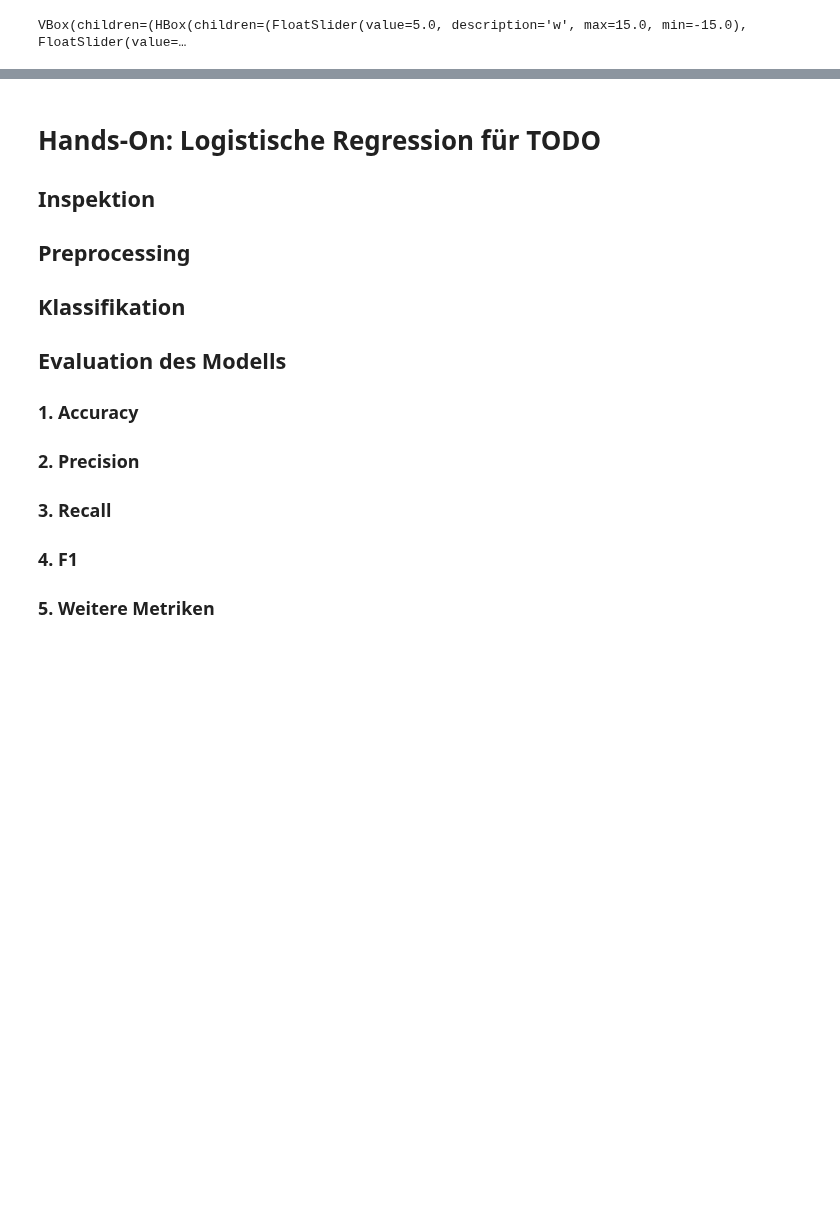
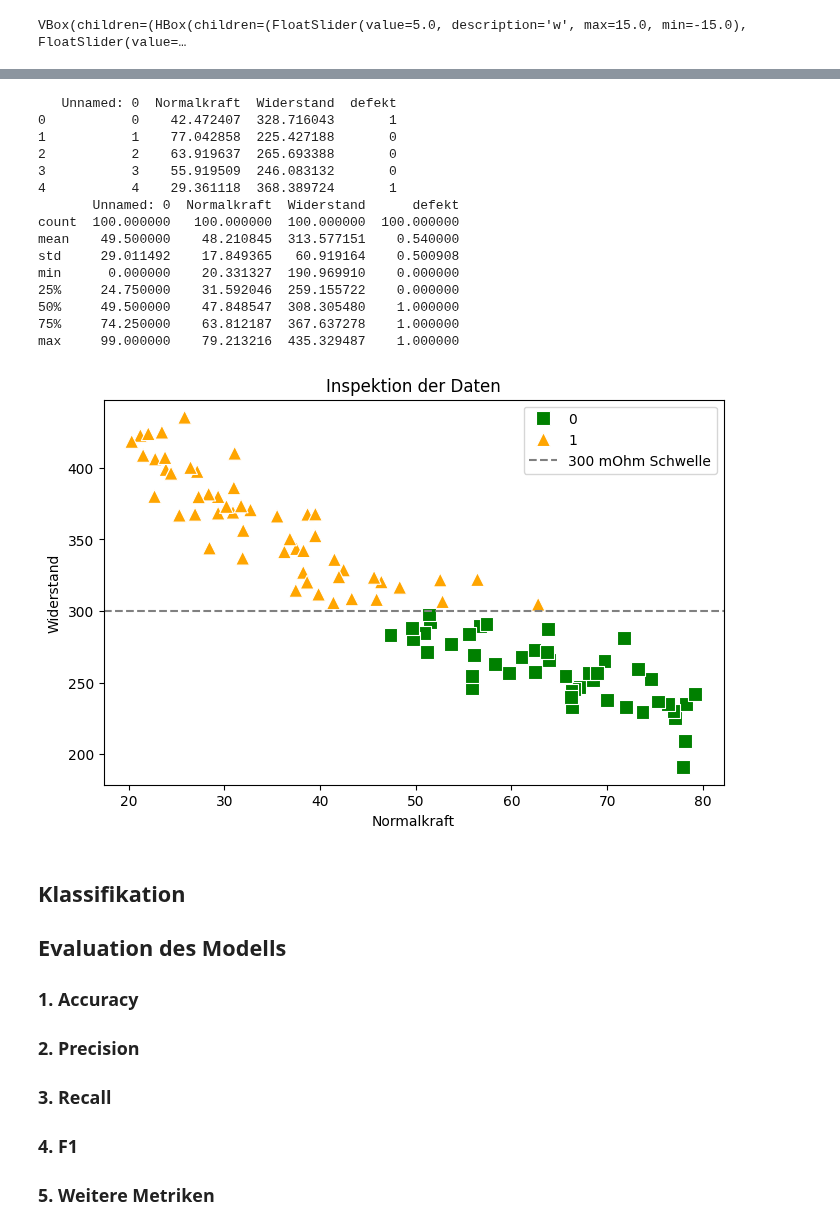
Before and after one commit to wolfromanlist/MLForEngineers, a Jupyter notebook: Notebooks/3.1-Supervised Learning 2.ipynb, the cells around one changed output, grey strips where cells are left out. Saved outputs shown, nothing was run; the diff lists cells and outputs as text; code cells hidden in the pictures; blank space fills up the shorter version.

```diff
--- a/Notebooks/3.1-Supervised Learning 2.ipynb
+++ b/Notebooks/3.1-Supervised Learning 2.ipynb
@@ -308,10 +314,62 @@ VBox(children=(HBox(children=(FloatSlider(value=5.0, description='w', max=15.0,
+# %%
+import seaborn as sns
+
+df = data.copy()
+
+labels = (df['Widerstand'] > 300).astype(int)
+df['defekt'] = labels
+
+# Vorschau auf die Daten
+print(df.head())
+
+# Statistische Zusammenfassung
+print(df.describe())
+
+# Klassenverteilung
+df["defekt"].value_counts(normalize=True)
+
+# Streudiagramm farblich nach Klasse
+plt.figure(figsize=(8, 5))
+sns.scatterplot(data=df, x="Normalkraft", y="Widerstand",
+                hue="defekt", palette={0: "green", 1: "orange"},
+                style="defekt", markers={0: "s", 1: "^"}, s=100)
+plt.axhline(300, color="gray", linestyle="--", label="300 mOhm Schwelle")
+plt.title("Inspektion der Daten")
+plt.legend()
+plt.show()
+
+from sklearn.model_selection import train_test_split
+from sklearn.preprocessing import StandardScaler
+
+# Feature und Ziel definieren
+X = df[["Normalkraft"]].values
+y = df["defekt"].values
+
+# Train-Test-Split
+X_train, X_test, y_train, y_test = train_test_split(X, y, test_size=0.2, random_state=0)
+
+# Skalierung
+scaler = StandardScaler()
+X_train_scaled = scaler.fit_transform(X_train)
+X_test_scaled = scaler.transform(X_test)
+# %% [output]
+   Unnamed: 0  Normalkraft  Widerstand  defekt
+0           0    42.472407  328.716043       1
+1           1    77.042858  225.427188       0
+2           2    63.919637  265.693388       0
+3           3    55.919509  246.083132       0
+4           4    29.361118  368.389724       1
+       Unnamed: 0  Normalkraft  Widerstand      defekt
+count  100.000000   100.000000  100.000000  100.000000
+mean    49.500000    48.210845  313.577151    0.540000
+std     29.011492    17.849365   60.919164    0.500908
+min      0.000000    20.331327  190.969910    0.000000
+25%     24.750000    31.592046  259.155722    0.000000
+50%     49.500000    47.848547  308.305480    1.000000
+75%     74.250000    63.812187  367.637278    1.000000
+max     99.000000    79.213216  435.329487    1.000000
+[figure, added]
 # %% [markdown]
-# Hands-On: Logistische Regression für TODO
-
-## Inspektion
-
-## Preprocessing
-
 ## Klassifikation
 
 ## Evaluation des Modells
```
Also changed, not shown: parts of 1 cell of this notebook.
